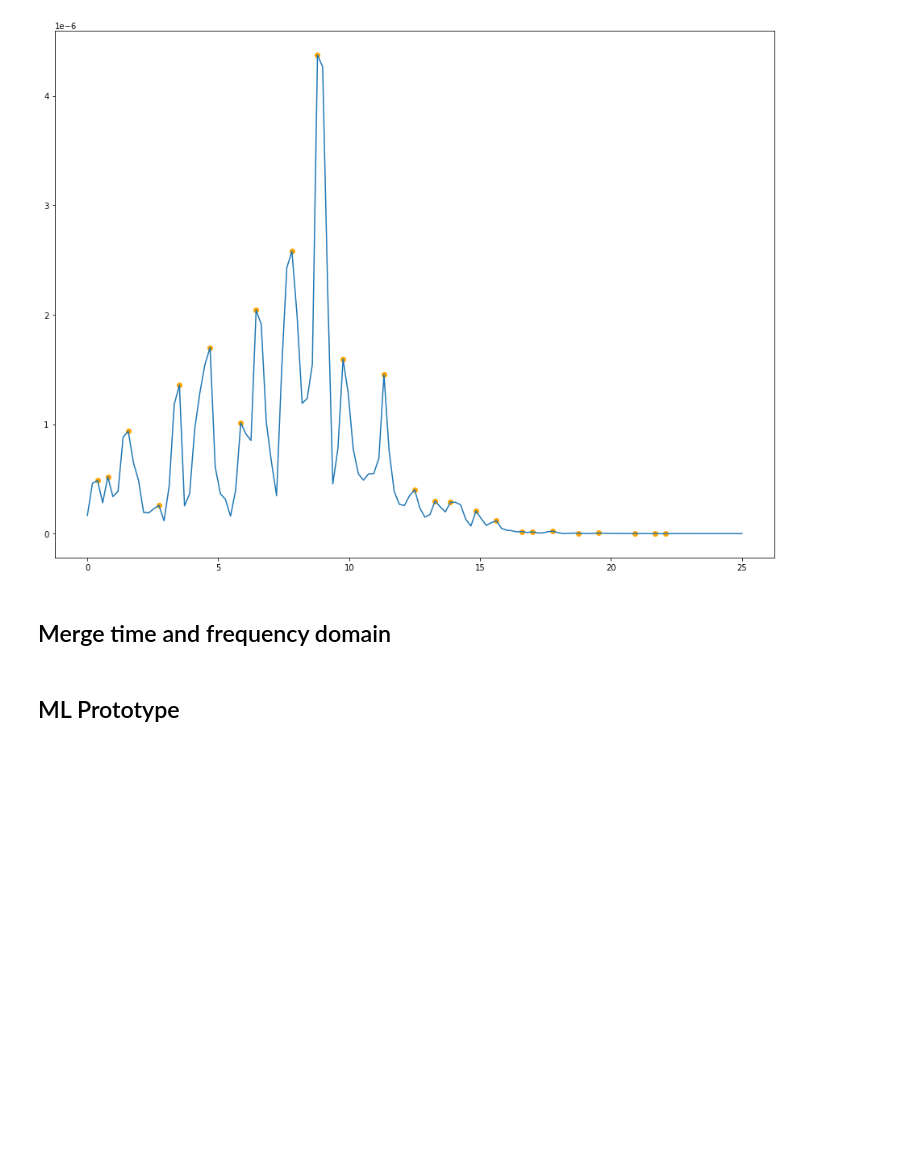
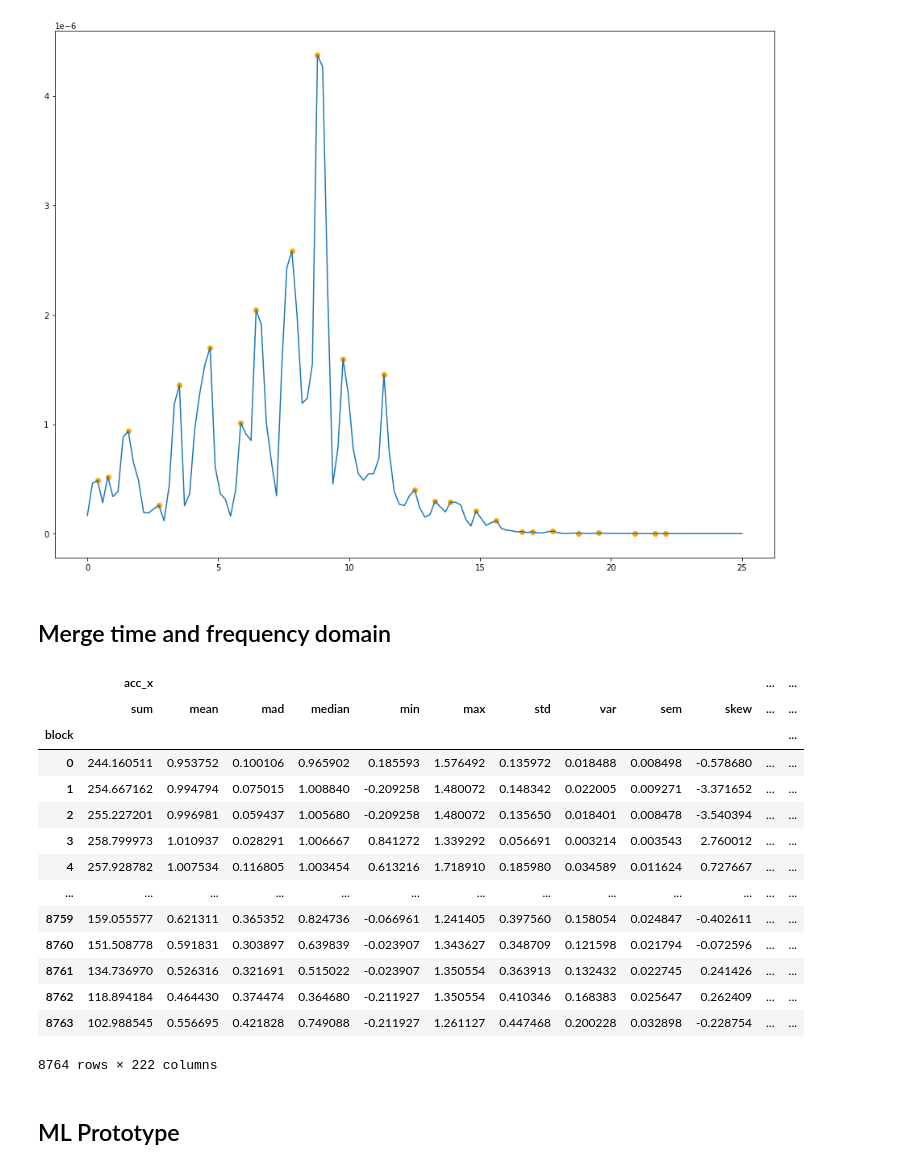
Before and after one commit to meszdav/human-activity-recognition, a Jupyter notebook: notebooks/human-activity-recognition-data-exploration.ipynb, the cells around one changed output. Cells and saved outputs as stored; diff of their text form; code cells hidden in the pictures; blank space fills up the shorter version.

```diff
--- a/notebooks/human-activity-recognition-data-exploration.ipynb
+++ b/notebooks/human-activity-recognition-data-exploration.ipynb
@@ -469,5 +469,23 @@ plt.scatter(x = x[peaks],y=_["peak_heights"], c="orange")
 ## Merge time and frequency domain
 # %%
 features = agg_df.merge(fft_agg_df,on="block")
+# %%
+features
+# %% [output]
+|  | acc_x |  |  |  |  |  |  |  |  |  | ... | ... |
+|  | sum | mean | mad | median | min | max | std | var | sem | skew | ... | ... |
+| block |  |  |  |  |  |  |  |  |  |  |  | ... |
+| 0 | 244.160511 | 0.953752 | 0.100106 | 0.965902 | 0.185593 | 1.576492 | 0.135972 | 0.018488 | 0.008498 | -0.578680 | ... | ... |
+| 1 | 254.667162 | 0.994794 | 0.075015 | 1.008840 | -0.209258 | 1.480072 | 0.148342 | 0.022005 | 0.009271 | -3.371652 | ... | ... |
+| 2 | 255.227201 | 0.996981 | 0.059437 | 1.005680 | -0.209258 | 1.480072 | 0.135650 | 0.018401 | 0.008478 | -3.540394 | ... | ... |
+| 3 | 258.799973 | 1.010937 | 0.028291 | 1.006667 | 0.841272 | 1.339292 | 0.056691 | 0.003214 | 0.003543 | 2.760012 | ... | ... |
+| 4 | 257.928782 | 1.007534 | 0.116805 | 1.003454 | 0.613216 | 1.718910 | 0.185980 | 0.034589 | 0.011624 | 0.727667 | ... | ... |
+| ... | ... | ... | ... | ... | ... | ... | ... | ... | ... | ... | ... | ... |
+| 8759 | 159.055577 | 0.621311 | 0.365352 | 0.824736 | -0.066961 | 1.241405 | 0.397560 | 0.158054 | 0.024847 | -0.402611 | ... | ... |
+| 8760 | 151.508778 | 0.591831 | 0.303897 | 0.639839 | -0.023907 | 1.343627 | 0.348709 | 0.121598 | 0.021794 | -0.072596 | ... | ... |
+| 8761 | 134.736970 | 0.526316 | 0.321691 | 0.515022 | -0.023907 | 1.350554 | 0.363913 | 0.132432 | 0.022745 | 0.241426 | ... | ... |
+| 8762 | 118.894184 | 0.464430 | 0.374474 | 0.364680 | -0.211927 | 1.350554 | 0.410346 | 0.168383 | 0.025647 | 0.262409 | ... | ... |
+| 8763 | 102.988545 | 0.556695 | 0.421828 | 0.749088 | -0.211927 | 1.261127 | 0.447468 | 0.200228 | 0.032898 | -0.228754 | ... | ... |
+8764 rows × 222 columns
 # %% [markdown]
 ## ML Prototype
```
Also changed, not shown: parts of 4 cells of this notebook, 2 other files.
